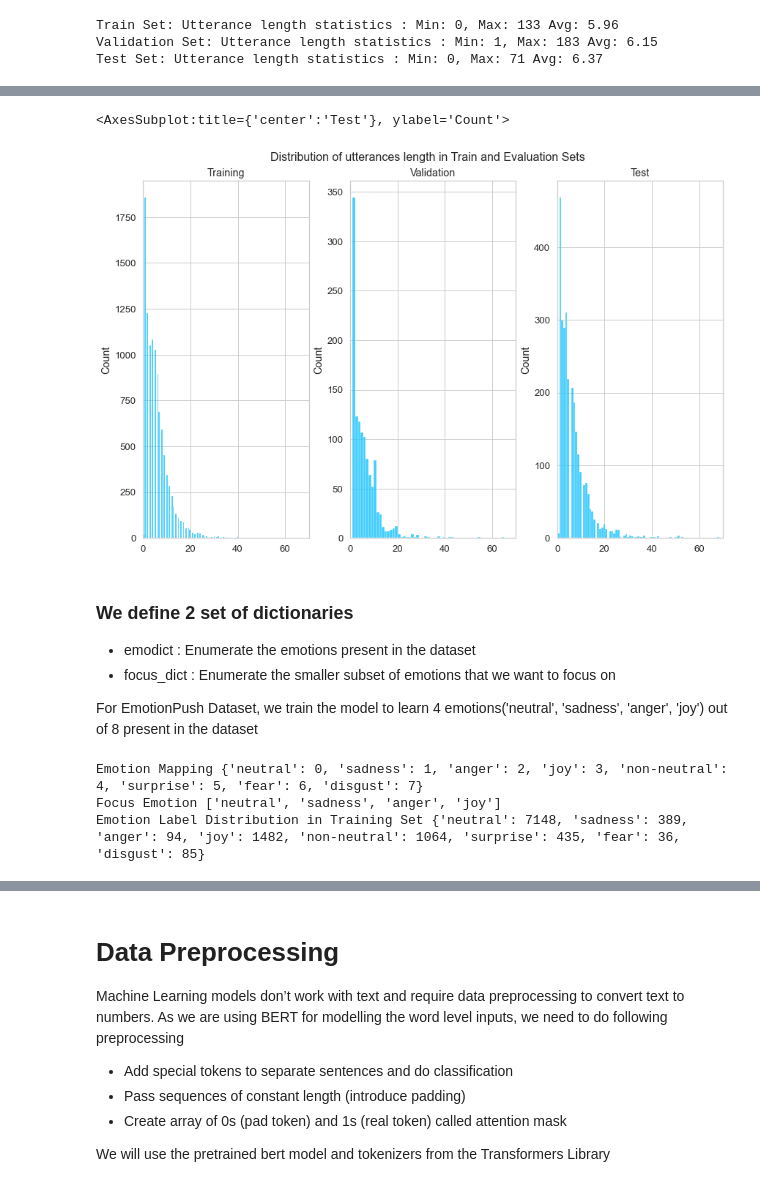
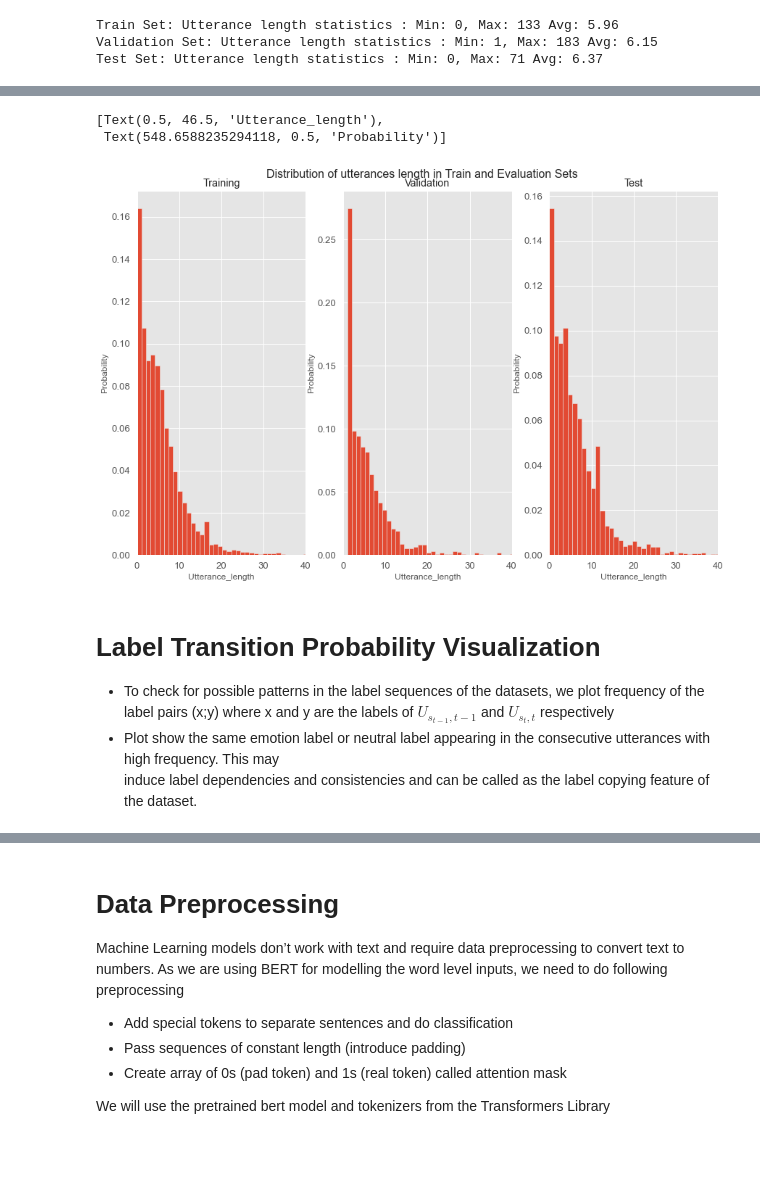
Before and after one commit to neeraj310/Master_Thesis_EA_In_ERC, a Jupyter notebook: playground/EmotionPush.ipynb, the cells around one changed output, grey strips where cells are left out. Saved outputs shown, nothing was run; the diff lists cells and outputs as text; code cells hidden in the pictures; blank space fills up the shorter version.

```diff
--- a/playground/EmotionPush.ipynb
+++ b/playground/EmotionPush.ipynb
@@ -484,46 +511,31 @@ value = 68, value_Count = 1
 value = 69, value_Count = 0
-# %%
-fig, ax =plt.subplots(ncols=3)
-fig.suptitle('Distribution of utterances length in Train and Evaluation Sets', fontsize=16)
-fig.tight_layout()
-ax[0].set_title('Training')
-ax[0].set_xlim([0, 70])
-sns.histplot(d['Training'] , ax=ax[0], stat = 'count' )
-
-ax[1].set_title('Validation')
-ax[1].set_xlim([0, 70])
-sns.histplot(d['Validation'] , ax=ax[1], stat = 'count')
-
-ax[2].set_title('Test')
-ax[2].set_xlim([0, 70])
-sns.histplot(d['Test'] , ax=ax[2],  stat = 'count')
-# %% [output]
-<AxesSubplot:title={'center':'Test'}, ylabel='Count'>
-[figure, removed]
-# %% [markdown]
-### We define 2 set of dictionaries
-- emodict : Enumerate the emotions present in the dataset
-- focus_dict : Enumerate the smaller subset of emotions that we want to focus on
-
-For EmotionPush Dataset, we train the model to learn 4 emotions('neutral', 'sadness', 'anger', 'joy') out of 8 present in the dataset
-# %%
-if args.emoset == 'emorynlp':
-    emo_dict= {'neutral': 0, 'sad': 1, 'mad':2, 'joyful':3, 'peaceful':4,'powerful':5, 'scared':6}
-    focus_dict = ['neutral', 'sad', 'mad', 'joyful', 'peaceful', 'powerful', 'scared']
-elif args.emoset == 'friends':
-    emo_dict = {'neutral': 0, 'sadness': 1, 'anger':2, 'joy':3, 'non-neutral':4,'surprise':5, 'fear':6, 'disgust':7}
-    focus_dict = ['neutral', 'sadness', 'anger', 'joy']
-else:
-    emo_dict = {'neutral': 0, 'sadness': 1, 'anger':2, 'joy':3, 'non-neutral':4,'surprise':5, 'fear':6, 'disgust':7}
-    focus_dict = ['neutral', 'sadness', 'anger', 'joy']
-
-print('Emotion Mapping {}'.format(emo_dict))
-print('Focus Emotion {}'.format(focus_dict))
-emo_count = {}
-for emo in emo_dict.keys():
-        emo_count[emo] =df_train['label'].value_counts()[emo]
-print('Emotion Label Distribution in Training Set {}'.format(emo_count))
-# %% [output]
-Emotion Mapping {'neutral': 0, 'sadness': 1, 'anger': 2, 'joy': 3, 'non-neutral': 4, 'surprise': 5, 'fear': 6, 'disgust': 7}
-Focus Emotion ['neutral', 'sadness', 'anger', 'joy']
-Emotion Label Distribution in Training Set {'neutral': 7148, 'sadness': 389, 'anger': 94, 'joy': 1482, 'non-neutral': 1064, 'surprise': 435, 'fear': 36, 'disgust': 85}
+# %%
+fig, ax =plt.subplots(1,3)
+fig.suptitle('Distribution of utterances length in Train and Evaluation Sets', fontsize=16)
+fig.tight_layout()
+
+ax[0].set_title('Training')
+ax[0].set_xlim([0, 40])
+ax[0].set(xlabel='Utterance_length', ylabel='Probability')
+ax[0].hist(d['Training'], bins = 125, density = True)
+
+ax[1].set_title('Validation')
+ax[1].set_xlim([0, 40])
+ax[1].hist(d['Validation'], bins = 175, density = True)
+ax[1].set(xlabel='Utterance_length', ylabel='Probability')
+
+
+ax[2].set_title('Test')
+ax[2].set_xlim([0, 40])
+ax[2].hist(d['Test'], bins = 65, density = True)
+ax[2].set(xlabel='Utterance_length', ylabel='Probability')
+# %% [output]
+[Text(0.5, 46.5, 'Utterance_length'),
+ Text(548.6588235294118, 0.5, 'Probability')]
+[figure, added]
+# %% [markdown]
+# Label Transition Probability Visualization
+- To check for possible patterns in the label sequences of the datasets, we plot frequency of the label
+  pairs (x;y) where x and y are the labels of ${U}_{s_{t-1}, t-1}$ and ${U}_{s_{t}, t}$ respectively
+- Plot show the same emotion label or neutral label appearing in the consecutive utterances with high frequency. This may
+  induce label dependencies and consistencies and can be called as the label copying feature of the dataset.
```
Also changed, not shown: parts of 16 cells of this notebook, 3 other files.
